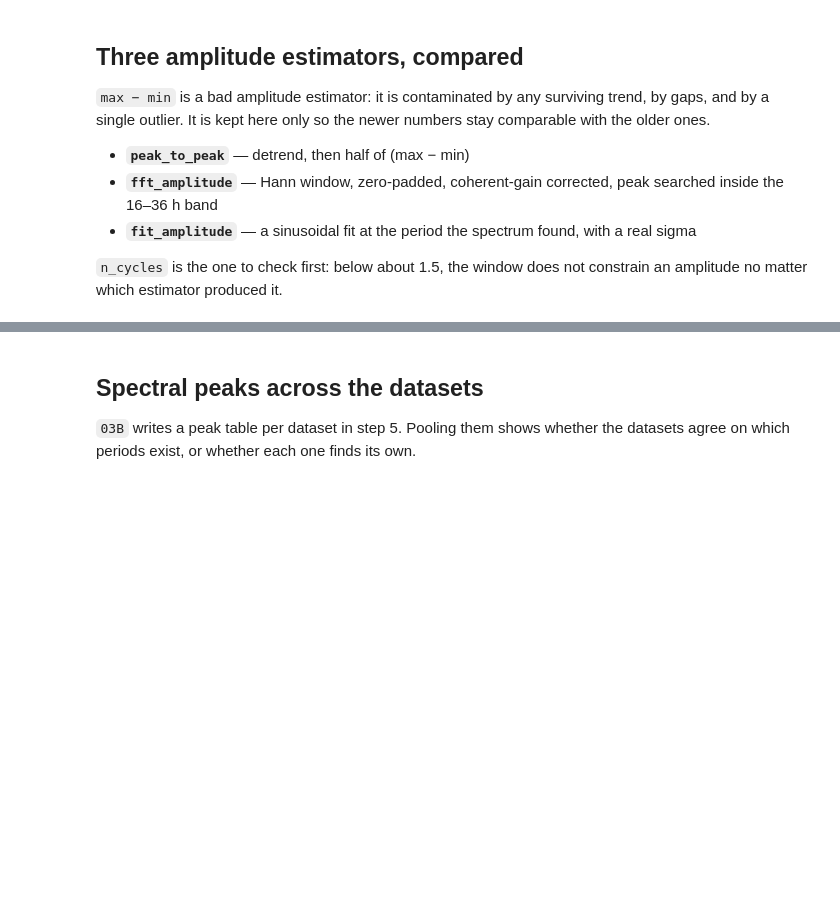
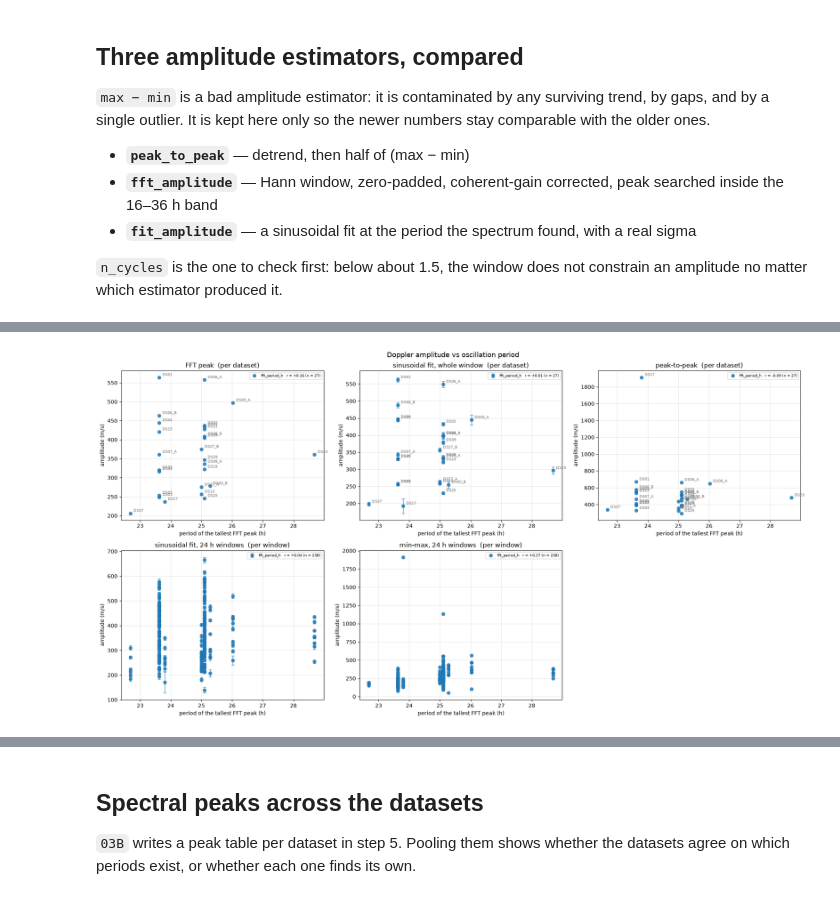
Before and after one commit to thomatrixting/sun_spots_pulsation_review, a Jupyter notebook: notebooks/04_data_comparison.ipynb, the cells around one changed output, grey strips where cells are left out. Cells and saved outputs as stored; diff of their text form; code cells hidden in the pictures; blank space fills up the shorter version.

```diff
--- a/notebooks/04_data_comparison.ipynb
+++ b/notebooks/04_data_comparison.ipynb
@@ -516,0 +886,26 @@ more. Every coefficient rests on as many points as there are rows.
+# %%
+PERIOD_KEY = 'fft_period_h'
+ESTIMATORS = [(osc,   'fft_amplitude',    None,              'dataset',
+               'FFT peak  (per dataset)'),
+              (osc,   'fit_amplitude',    'fit_sigma',       'dataset',
+               'sinusoidal fit, whole window  (per dataset)'),
+              (osc,   'peak_to_peak',     None,              'dataset',
+               'peak-to-peak  (per dataset)'),
+              (osc24, 'amplitude',        'sigma_amplitude', None,
+               'sinusoidal fit, 24 h windows  (per window)'),
+              (osc24, 'minmax_amplitude', None,              None,
+               'min-max, 24 h windows  (per window)')]
+
+fig, axes = plt.subplots(2, 3, figsize=(19, 10))
+for ax, (frame, y_key, yerr_key, annotate_key, title) in zip(axes.flat, ESTIMATORS):
+    comparison.plot_amplitude_vs_predictors(
+        frame, [PERIOD_KEY], y_key, yerr_key=yerr_key, ax=ax, annotate_key=annotate_key,
+        xlabel='period of the tallest FFT peak (h)', title=title)
+axes.flat[-1].remove()          # five estimators, six slots
+fig.suptitle('Doppler amplitude vs oscillation period', fontsize=13)
+plt.tight_layout()
+if SAVE:
+    fig.savefig(config.DS0N_PROCESSED_DIR / 'plots' / 'amplitude_vs_period.png', dpi=150)
+plt.show()
+# %% [output]
+[figure, added]
```
Also changed, not shown: parts of 22 cells of this notebook, 11 other files.
